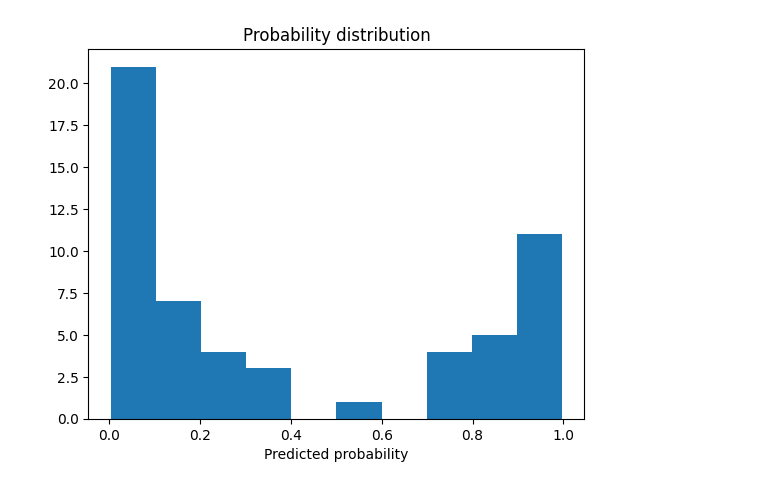
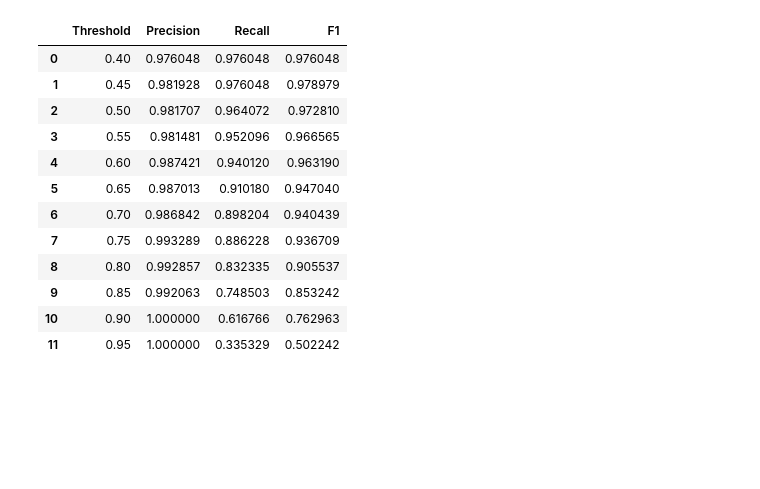
Before and after one commit to VicadP/simple-antispam-bot, a Jupyter notebook: notebooks/classifier_eval.ipynb, the cells around one changed output. Drawn from its saved outputs; the diff is of its cells as text; code cells hidden in the pictures; blank space fills up the shorter version.

```diff
--- a/notebooks/classifier_eval.ipynb
+++ b/notebooks/classifier_eval.ipynb
@@ -15,8 +17,8 @@ from sklearn.svm import LinearSVC
 from sklearn.calibration import CalibratedClassifierCV
 # %%
 encoder = TextEncoder(Settings.MODEL_CLS)
-root = Path().cwd().parent # дефолтный путь не подходит
+root = Path().cwd().parent
 dm = DatasetManager(path=root / "data/data.csv")
-X, y = encoder.encode(dm.get_X()), dm.get_y()
+X, y = encoder.encode(dm.get_X()), np.where(dm.get_y() == 0, -1, 1)
 X_tain, X_test, y_train, y_test = train_test_split(X, y, test_size=0.1, random_state=Settings.RNG_INT, shuffle=True, stratify=y)
 cv = StratifiedKFold(n_splits=10, shuffle=True, random_state=Settings.RNG_INT)
@@ -67,8 +63,16 @@ plt.show()
-# %%
-proba = clf_calib.predict_proba(X_test)[:, 1]
-plt.hist(proba)
-plt.xlabel("Predicted probability")
-plt.title("Probability distribution")
-plt.show()
-# %% [output]
-[figure, removed]
+# %%
+results_df
+# %% [output]
+|  | Threshold | Precision | Recall | F1 |
+| 0 | 0.40 | 0.976048 | 0.976048 | 0.976048 |
+| 1 | 0.45 | 0.981928 | 0.976048 | 0.978979 |
+| 2 | 0.50 | 0.981707 | 0.964072 | 0.972810 |
+| 3 | 0.55 | 0.981481 | 0.952096 | 0.966565 |
+| 4 | 0.60 | 0.987421 | 0.940120 | 0.963190 |
+| 5 | 0.65 | 0.987013 | 0.910180 | 0.947040 |
+| 6 | 0.70 | 0.986842 | 0.898204 | 0.940439 |
+| 7 | 0.75 | 0.993289 | 0.886228 | 0.936709 |
+| 8 | 0.80 | 0.992857 | 0.832335 | 0.905537 |
+| 9 | 0.85 | 0.992063 | 0.748503 | 0.853242 |
+| 10 | 0.90 | 1.000000 | 0.616766 | 0.762963 |
+| 11 | 0.95 | 1.000000 | 0.335329 | 0.502242 |
```
Also changed, not shown: parts of 9 cells of this notebook, 8 other files.
